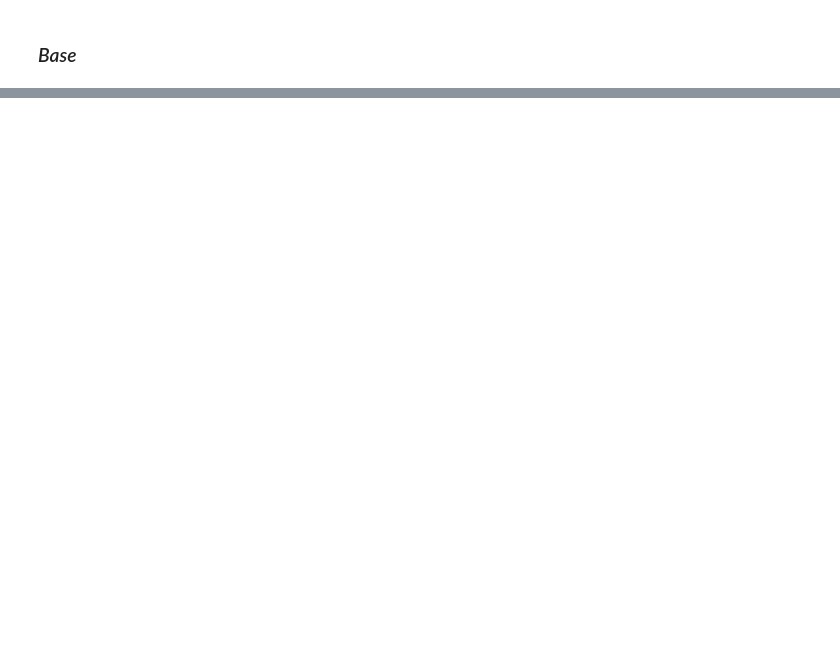
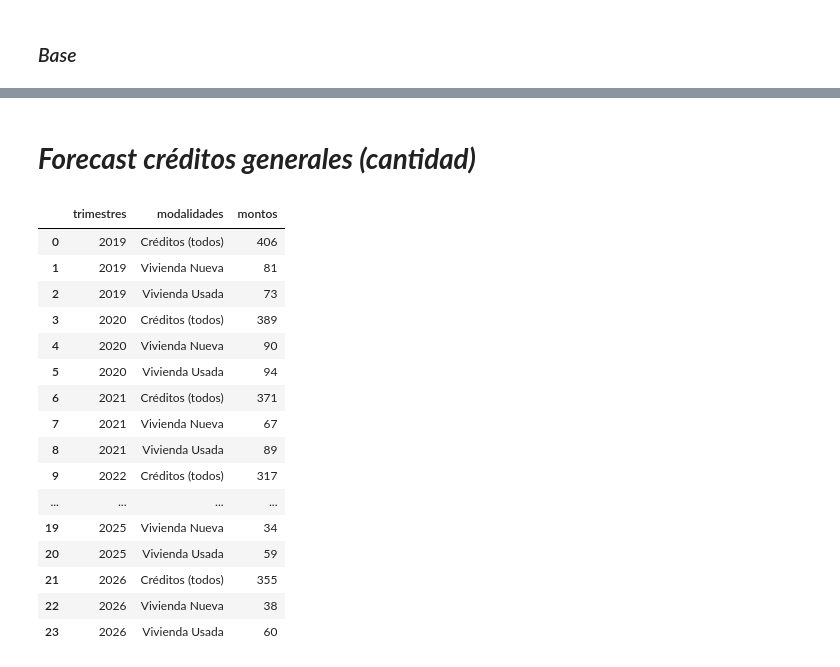
Before and after one commit to MiguelDWT4toCreativo/Datalpine, a Jupyter notebook: resources/jupyter/forecast_creditos_generales_tulgo.ipynb, the cells around one changed output, grey strips where cells are left out. Saved outputs shown, nothing was run; the diff lists cells and outputs as text; code cells hidden in the pictures; blank space fills up the shorter version.

```diff
--- a/resources/jupyter/forecast_creditos_generales_tulgo.ipynb
+++ b/resources/jupyter/forecast_creditos_generales_tulgo.ipynb
@@ -163,0 +274,52 @@ creditos_2023_tulancingo = df_financiamientos_2019_tulancingo[['id','año','mes'
+# %% [markdown]
+# ***Forecast créditos generales (cantidad)***
+# %%
+data_3 = {
+    'Año': [2019, 2020, 2021, 2022, 2023, 2024, 2025, 2026],
+    'Créditos (todos)': [406,	389,	371,	317,	222,	259,	304,	355],
+    'Vivienda Nueva': [81,	90,	67,	41,	28,	31,	34,	38],
+    'Vivienda Usada': [73,	94,	89,	91,	45,	58,	59,	60],
+}
+df_3 = pd.DataFrame(data_3)
+
+# Reemplazar los símbolos y convertir a float
+#for col in df_3.columns:
+ #   if col != 'Año':
+  #      df_3[col] = df_3[col].str.replace('$', '').str.replace(',', '').astype(float)
+
+# Reestructurar los datos
+trimestres = []
+modalidades = []
+montos = []
+
+for index, row in df_3.iterrows():
+    for col in df_3.columns[1:]:  # Excluimos la columna de Año
+        trimestres.append(row['Año'])
+        modalidades.append(col)
+        montos.append(row[col])
+
+# Crear el nuevo DataFrame
+nuevo_df_3 = pd.DataFrame({
+    'trimestres': trimestres,
+    'modalidades': modalidades,
+    'montos': montos
+})
+nuevo_df_3
+# %% [output]
+|  | trimestres | modalidades | montos |
+| 0 | 2019 | Créditos (todos) | 406 |
+| 1 | 2019 | Vivienda Nueva | 81 |
+| 2 | 2019 | Vivienda Usada | 73 |
+| 3 | 2020 | Créditos (todos) | 389 |
+| 4 | 2020 | Vivienda Nueva | 90 |
+| 5 | 2020 | Vivienda Usada | 94 |
+| 6 | 2021 | Créditos (todos) | 371 |
+| 7 | 2021 | Vivienda Nueva | 67 |
+| 8 | 2021 | Vivienda Usada | 89 |
+| 9 | 2022 | Créditos (todos) | 317 |
+| ... | ... | ... | ... |
+| 19 | 2025 | Vivienda Nueva | 34 |
+| 20 | 2025 | Vivienda Usada | 59 |
+| 21 | 2026 | Créditos (todos) | 355 |
+| 22 | 2026 | Vivienda Nueva | 38 |
+| 23 | 2026 | Vivienda Usada | 60 |
```
Also changed, not shown: parts of 5 cells of this notebook, 6 other files.
